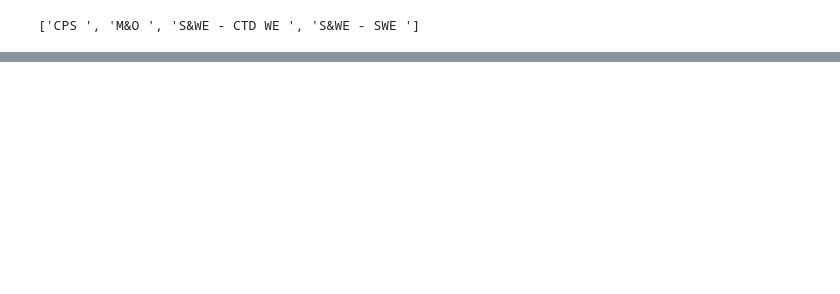
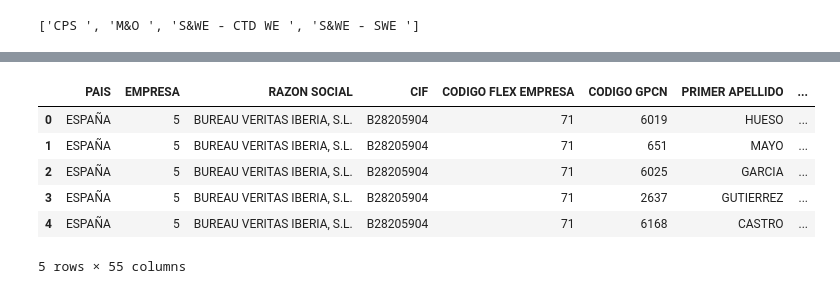
Before and after one commit to Antoniosm88/bv.safetywalk.cleaning, a Jupyter notebook: data_cleaning.ipynb, the cells around one changed output, grey strips where cells are left out. Drawn from its saved outputs; the diff is of its cells as text; code cells hidden in the pictures; blank space fills up the shorter version.

```diff
--- a/data_cleaning.ipynb
+++ b/data_cleaning.ipynb
@@ -178,5 +217,5 @@ missingno.bar(simple_data)
 # %%
 #Carga el excel en un Dataframe (datos de las SW)
-df_empleados= pd.read_excel('../Data/datos_empleados.xlsx',engine='openpyxl')
+df_empleados= pd.read_excel('../Data/Resumen HC Diciembre 2020.xlsx',engine='openpyxl',sheet_name='HC DICIEMBRE')
 df_empleados.columns
 # %% [output]
@@ -191 +238,11 @@ Index(['CODIGO SF', 'PAIS', 'EMPRESA', 'RAZON SOCIAL', 'CIF',
       dtype='object')
+# %%
+df_empleados.head()
+# %% [output]
+|  | PAIS | EMPRESA | RAZON SOCIAL | CIF | CODIGO FLEX EMPRESA | CODIGO GPCN | PRIMER APELLIDO | ... |
+| 0 | ESPAÑA | 5 | BUREAU VERITAS IBERIA, S.L. | B28205904 | 71 | 6019 | HUESO | ... |
+| 1 | ESPAÑA | 5 | BUREAU VERITAS IBERIA, S.L. | B28205904 | 71 | 651 | MAYO | ... |
+| 2 | ESPAÑA | 5 | BUREAU VERITAS IBERIA, S.L. | B28205904 | 71 | 6025 | GARCIA | ... |
+| 3 | ESPAÑA | 5 | BUREAU VERITAS IBERIA, S.L. | B28205904 | 71 | 2637 | GUTIERREZ | ... |
+| 4 | ESPAÑA | 5 | BUREAU VERITAS IBERIA, S.L. | B28205904 | 71 | 6168 | CASTRO | ... |
+5 rows × 55 columns
```
Also changed, not shown: parts of 24 cells of this notebook.
